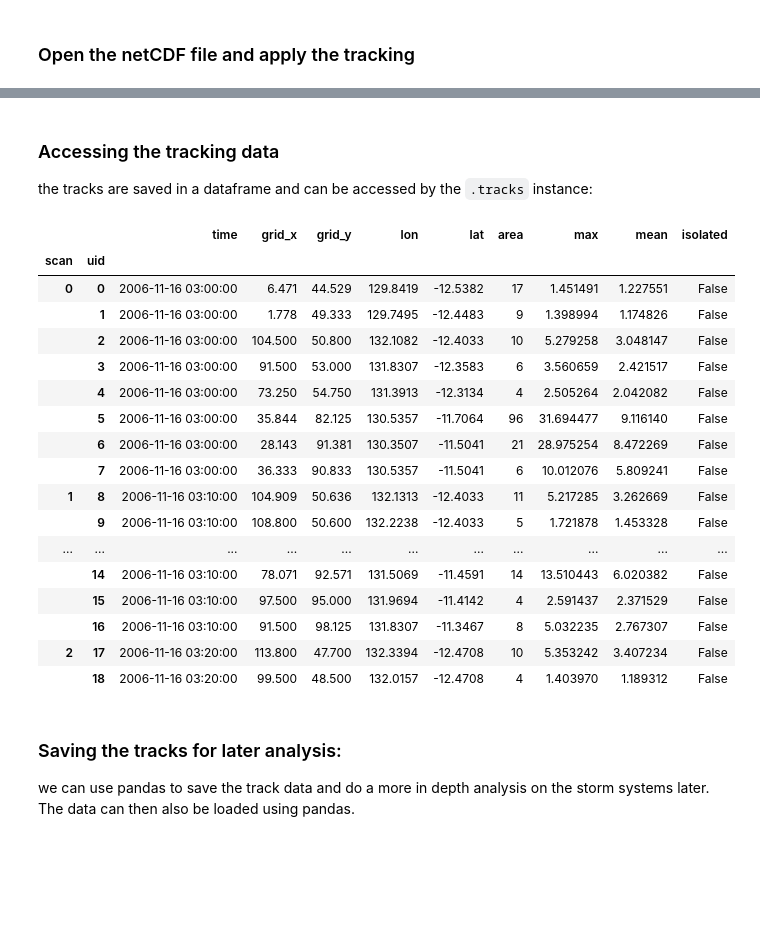
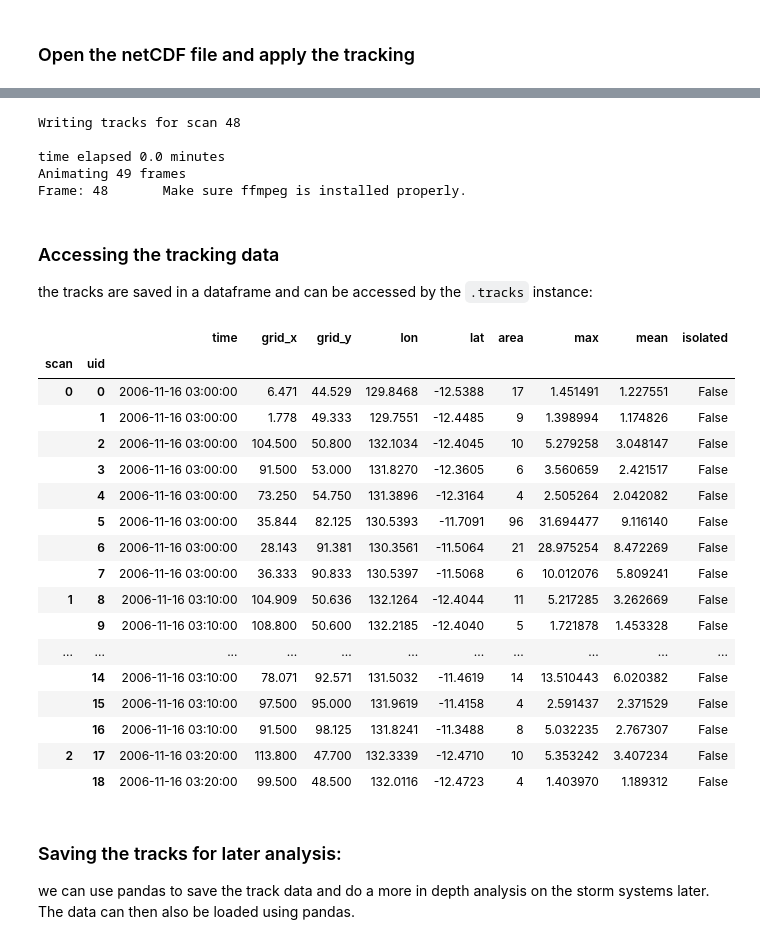
Before and after one commit to antarcticrainforest/tintX, a Jupyter notebook: examples/RainTracking.ipynb, the cells around one changed output, grey strips where cells are left out. Cells and saved outputs as stored; diff of their text form; code cells hidden in the pictures; blank space fills up the shorter version.

````diff
--- a/examples/RainTracking.ipynb
+++ b/examples/RainTracking.ipynb
@@ -93,27 +46,48 @@ Frame: 49
+# %%
+RD = RunDirectory('data/*.nc', 'radar_estimated_rain_rate',
+                  start=first,
+                  end=last,
+                  lon_name='longitude',
+                  lat_name='latitude')
+suffix = '%s-%s'%(RD.start.strftime('%Y_%m_%d_%H'),
+                  RD.end.strftime('%Y_%m_%d_%H'))
+RD.params['MIN_SIZE'] = 4
+RD.params['FIELD_THRESH'] = 1
+track_file = trackdir / f'tint_tracks_{suffix}.h5'
+ncells = RD.get_tracks()
+RD.tracks.to_hdf(track_file, 'radar_tracks')
+animate(RD, RD.grids, trackdir / 'ani' / 'tint_tracks_{suffix}.mp4',
+        overwrite=True, dt=9.5, tracers=True, basemap_res='f')
+# %% [output]
+Writing tracks for scan 48
+
+time elapsed 0.0 minutes
+Animating 49 frames
+Frame: 48       Make sure ffmpeg is installed properly.
 # %% [markdown]
 ### Accessing the tracking data
  the tracks are saved in a dataframe and can be accessed by the ```.tracks``` instance:
 # %%
-tracks_obj.tracks.head(20)
+RD.tracks.head(20)
 # %% [output]
 |  |  | time | grid_x | grid_y | lon | lat | area | max | mean | isolated |
 | scan | uid |  |  |  |  |  |  |  |  |  |
-| 0 | 0 | 2006-11-16 03:00:00 | 6.471 | 44.529 | 129.8419 | -12.5382 | 17 | 1.451491 | 1.227551 | False |
-|  | 1 | 2006-11-16 03:00:00 | 1.778 | 49.333 | 129.7495 | -12.4483 | 9 | 1.398994 | 1.174826 | False |
-|  | 2 | 2006-11-16 03:00:00 | 104.500 | 50.800 | 132.1082 | -12.4033 | 10 | 5.279258 | 3.048147 | False |
-|  | 3 | 2006-11-16 03:00:00 | 91.500 | 53.000 | 131.8307 | -12.3583 | 6 | 3.560659 | 2.421517 | False |
-|  | 4 | 2006-11-16 03:00:00 | 73.250 | 54.750 | 131.3913 | -12.3134 | 4 | 2.505264 | 2.042082 | False |
-|  | 5 | 2006-11-16 03:00:00 | 35.844 | 82.125 | 130.5357 | -11.7064 | 96 | 31.694477 | 9.116140 | False |
-|  | 6 | 2006-11-16 03:00:00 | 28.143 | 91.381 | 130.3507 | -11.5041 | 21 | 28.975254 | 8.472269 | False |
-|  | 7 | 2006-11-16 03:00:00 | 36.333 | 90.833 | 130.5357 | -11.5041 | 6 | 10.012076 | 5.809241 | False |
-| 1 | 8 | 2006-11-16 03:10:00 | 104.909 | 50.636 | 132.1313 | -12.4033 | 11 | 5.217285 | 3.262669 | False |
-|  | 9 | 2006-11-16 03:10:00 | 108.800 | 50.600 | 132.2238 | -12.4033 | 5 | 1.721878 | 1.453328 | False |
+| 0 | 0 | 2006-11-16 03:00:00 | 6.471 | 44.529 | 129.8468 | -12.5388 | 17 | 1.451491 | 1.227551 | False |
+|  | 1 | 2006-11-16 03:00:00 | 1.778 | 49.333 | 129.7551 | -12.4485 | 9 | 1.398994 | 1.174826 | False |
+|  | 2 | 2006-11-16 03:00:00 | 104.500 | 50.800 | 132.1034 | -12.4045 | 10 | 5.279258 | 3.048147 | False |
+|  | 3 | 2006-11-16 03:00:00 | 91.500 | 53.000 | 131.8270 | -12.3605 | 6 | 3.560659 | 2.421517 | False |
+|  | 4 | 2006-11-16 03:00:00 | 73.250 | 54.750 | 131.3896 | -12.3164 | 4 | 2.505264 | 2.042082 | False |
+|  | 5 | 2006-11-16 03:00:00 | 35.844 | 82.125 | 130.5393 | -11.7091 | 96 | 31.694477 | 9.116140 | False |
+|  | 6 | 2006-11-16 03:00:00 | 28.143 | 91.381 | 130.3561 | -11.5064 | 21 | 28.975254 | 8.472269 | False |
+|  | 7 | 2006-11-16 03:00:00 | 36.333 | 90.833 | 130.5397 | -11.5068 | 6 | 10.012076 | 5.809241 | False |
+| 1 | 8 | 2006-11-16 03:10:00 | 104.909 | 50.636 | 132.1264 | -12.4044 | 11 | 5.217285 | 3.262669 | False |
+|  | 9 | 2006-11-16 03:10:00 | 108.800 | 50.600 | 132.2185 | -12.4040 | 5 | 1.721878 | 1.453328 | False |
 | ... | ... | ... | ... | ... | ... | ... | ... | ... | ... | ... |
-|  | 14 | 2006-11-16 03:10:00 | 78.071 | 92.571 | 131.5069 | -11.4591 | 14 | 13.510443 | 6.020382 | False |
-|  | 15 | 2006-11-16 03:10:00 | 97.500 | 95.000 | 131.9694 | -11.4142 | 4 | 2.591437 | 2.371529 | False |
-|  | 16 | 2006-11-16 03:10:00 | 91.500 | 98.125 | 131.8307 | -11.3467 | 8 | 5.032235 | 2.767307 | False |
-| 2 | 17 | 2006-11-16 03:20:00 | 113.800 | 47.700 | 132.3394 | -12.4708 | 10 | 5.353242 | 3.407234 | False |
-|  | 18 | 2006-11-16 03:20:00 | 99.500 | 48.500 | 132.0157 | -12.4708 | 4 | 1.403970 | 1.189312 | False |
+|  | 14 | 2006-11-16 03:10:00 | 78.071 | 92.571 | 131.5032 | -11.4619 | 14 | 13.510443 | 6.020382 | False |
+|  | 15 | 2006-11-16 03:10:00 | 97.500 | 95.000 | 131.9619 | -11.4158 | 4 | 2.591437 | 2.371529 | False |
+|  | 16 | 2006-11-16 03:10:00 | 91.500 | 98.125 | 131.8241 | -11.3488 | 8 | 5.032235 | 2.767307 | False |
+| 2 | 17 | 2006-11-16 03:20:00 | 113.800 | 47.700 | 132.3339 | -12.4710 | 10 | 5.353242 | 3.407234 | False |
+|  | 18 | 2006-11-16 03:20:00 | 99.500 | 48.500 | 132.0116 | -12.4723 | 4 | 1.403970 | 1.189312 | False |
 # %% [markdown]
 ### Saving the tracks for later analysis:
 we can use pandas to save the track data and do a more in depth analysis on the storm systems later. The data can then also be loaded using pandas.
````
Also changed, not shown: parts of 7 cells of this notebook, 3 other files.
